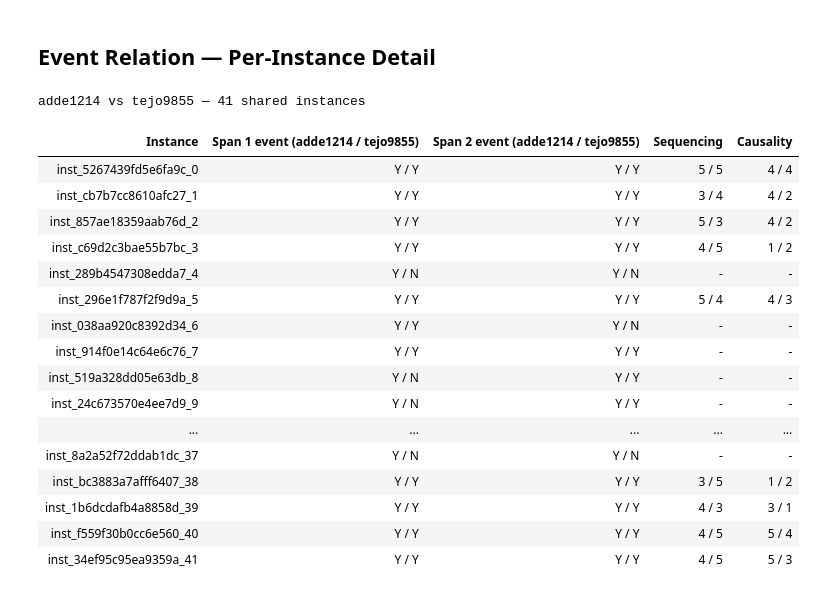
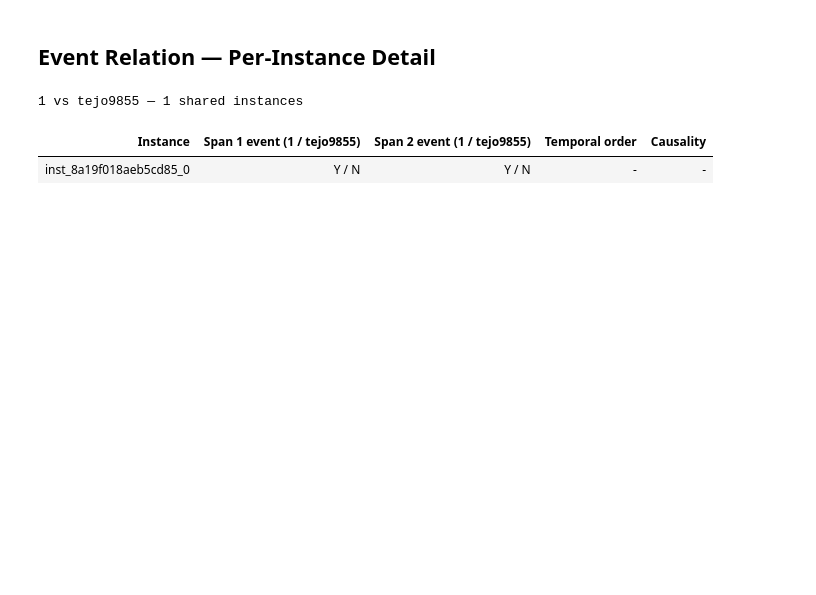
Before and after one commit to advaitdeshmukh/potato, a Jupyter notebook: teagan_tasks/annotation_analysis/global_annotation_comparison.ipynb, the cells around one changed output. Cells and saved outputs as stored; diff of their text form; code cells hidden in the pictures; blank space fills up the shorter version.

```diff
--- a/teagan_tasks/annotation_analysis/global_annotation_comparison.ipynb
+++ b/teagan_tasks/annotation_analysis/global_annotation_comparison.ipynb
@@ -23,13 +23,13 @@ TASKS = {
     'event_relation': {
         'label': 'Event Relation',
         'results_dir': f'{BASE}/event_relation_annotation_task/annotation_output/results',
-        'annotators': ['adde1214', 'tejo9855'],
+        'annotators': ['tejo9855', 'adde1214', 'maria'],   # add second annotator username here when ready
         'format': 'event_relation',
     },
     'agency': {
         'label': 'Agency',
         'results_dir': f'{BASE}/agency_annotation_task/agency_annotations/annotation_output/results',
-        'annotators': ['tejo9855'],   # add second annotator username here when ready
+        'annotators': ['tejo9855', 'maria'],   # add second annotator username here when ready
         'format': 'likert',
         'dimensions': [
             'agency_focalization', 'agency_emotion', 'agency_cognition',
@@ -38,8 +38,8 @@ TASKS = {
     },
     'setting': {
         'label': 'Setting',
-        'results_dir': f'{BASE}/old_annotations/annotation_output_setting_upd',
-        'annotators': ['mappauk', 'tejo9855'],
+        'results_dir': f'{BASE}/setting_annotation_task/annotation_output/results',
+        'annotators': ['mappauk', 'tejo9855', 'roda9210'],
         'format': 'likert',
         'dimensions': [
             'setting_concreteness', 'setting_temporal_grounding',
@@ -48,7 +48,7 @@ TASKS = {
     },
 }
 
-CSV_PATH = f'{BASE}/event_relation_annotation_task/data/dolma_final_sample_s55_n1000_t0.5_llm_summary_safeid_with_spans.csv'
+CSV_PATH = f'{BASE}/event_relation_annotation_task/data/dolma_final_sample_s42_n1250_t0.5_llm_summary_safeid_with_spans.csv'
 MIN_PAIRS = 3   # minimum shared instances required to report agreement metrics
 # %% [markdown]
 ## Load Data
@@ -114,10 +117,16 @@ def mae(pairs):
     return float(np.mean([abs(a - b) for a, b in pairs]))
 
 def alpha(pairs, binary=False):
-    """Krippendorff's alpha. Nominal metric for binary, interval for ordinal."""
+    """Krippendorff's alpha. Nominal metric for binary/categorical, interval for ordinal."""
     if len(pairs) < 2: return None
     y1, y2 = zip(*pairs)
-    if len(set(y1) | set(y2)) < 2: return None
+    all_vals = sorted(set(y1) | set(y2), key=str)
+    if len(all_vals) < 2: return None
+    # Encode categories as integers if values are not already numeric
+    if not all(isinstance(v, (int, float)) for v in all_vals):
+        enc = {v: i for i, v in enumerate(all_vals)}
+        y1 = [enc[v] for v in y1]
+        y2 = [enc[v] for v in y2]
     level = 'nominal' if binary else 'interval'
     data = np.array([list(y1), list(y2)], dtype=float)
     try:
@@ -649,7 +674,7 @@ for task_key, cfg in TASKS.items():
 # %% [markdown]
 ## Event Relation — Per-Instance Detail
 # %%
-ANN1, ANN2 = 'adde1214', 'tejo9855'
+ANN1, ANN2 = '1', 'tejo9855'
 er1 = all_data['event_relation'].get(ANN1, {})
 er2 = all_data['event_relation'].get(ANN2, {})
 shared_er = set(er1) & set(er2)
@@ -667,60 +692,46 @@ for inst_id in dataset_order:
     sp2_agree = bool(a1.get('span2_is_event')) == bool(a2.get('span2_is_event'))
 
     def ev(ann, key): return 'Y' if ann.get(key) else 'N'
-    def rat(ann, key): v = ann.get(key); return str(v) if v is not None else '-'
 
-    seq1, seq2 = a1.get('sequencing_rating'), a2.get('sequencing_rating')
-    cau1, cau2 = a1.get('causality_rating'),  a2.get('causality_rating')
-    seq_str  = f'{seq1} / {seq2}' if seq1 is not None and seq2 is not None else '-'
-    caus_str = f'{cau1} / {cau2}' if cau1 is not None and cau2 is not None else '-'
+    t1, t2 = a1.get('temporal_order'), a2.get('temporal_order')
+    c1, c2 = a1.get('causality_rating'), a2.get('causality_rating')
+    temp_str = f'{t1} / {t2}' if t1 is not None and t2 is not None else '-'
+    caus_str = f'{c1} / {c2}' if c1 is not None and c2 is not None else '-'
+    temp_agree = t1 == t2 if t1 is not None and t2 is not None else None
+    caus_agree = c1 == c2 if c1 is not None and c2 is not None else None
 
     green = 'background:#d4edda'
     detail_rows.append(
         f'<tr style="border-top:1px solid #eee">'
         f'<td style="padding:4px 10px;font-size:0.8em;color:#888">{inst_id}</td>'
         f'<td style="padding:4px 10px;text-align:center;{green if sp1_agree else ""}">'
             f'{ev(a1,"span1_is_event")} / {ev(a2,"span1_is_event")}</td>'
         f'<td style="padding:4px 10px;text-align:center;{green if sp2_agree else ""}">'
             f'{ev(a1,"span2_is_event")} / {ev(a2,"span2_is_event")}</td>'
-        f'<td style="padding:4px 10px;text-align:center">{seq_str}</td>'
-        f'<td style="padding:4px 10px;text-align:center">{caus_str}</td>'
+        f'<td style="padding:4px 10px;text-align:center;{green if temp_agree else ""}">{temp_str}</td>'
+        f'<td style="padding:4px 10px;text-align:center;{green if caus_agree else ""}">{caus_str}</td>'
         f'</tr>'
     )
 
 detail_header = (
     '<tr style="background:#f0f0f0">'
     '<th style="padding:4px 10px;text-align:left">Instance</th>'
     f'<th style="padding:4px 10px;color:{SPAN1_COLOR}">Span 1 event ({ANN1} / {ANN2})</th>'
     f'<th style="padding:4px 10px;color:{SPAN2_COLOR}">Span 2 event ({ANN1} / {ANN2})</th>'
-    '<th style="padding:4px 10px">Sequencing</th>'
+    '<th style="padding:4px 10px">Temporal order</th>'
     '<th style="padding:4px 10px">Causality</th>'
     '</tr>'
 )
 
 display(HTML(
     f'<div style="font-family:sans-serif">'
     f'<b>{ANN1}</b> vs <b>{ANN2}</b> — {len(detail_rows)} shared instances'
     f'<table style="border-collapse:collapse;font-size:0.9em;margin-top:8px">'
     f'<thead>{detail_header}</thead>'
     f'<tbody>{"".join(detail_rows)}</tbody>'
     '</table></div>'
 ))
 # %% [output]
-adde1214 vs tejo9855 — 41 shared instances
+1 vs tejo9855 — 1 shared instances
-| Instance | Span 1 event (adde1214 / tejo9855) | Span 2 event (adde1214 / tejo9855) | Sequencing | Causality |
-| inst_5267439fd5e6fa9c_0 | Y / Y | Y / Y | 5 / 5 | 4 / 4 |
-| inst_cb7b7cc8610afc27_1 | Y / Y | Y / Y | 3 / 4 | 4 / 2 |
-| inst_857ae18359aab76d_2 | Y / Y | Y / Y | 5 / 3 | 4 / 2 |
-| inst_c69d2c3bae55b7bc_3 | Y / Y | Y / Y | 4 / 5 | 1 / 2 |
-| inst_289b4547308edda7_4 | Y / N | Y / N | - | - |
-| inst_296e1f787f2f9d9a_5 | Y / Y | Y / Y | 5 / 4 | 4 / 3 |
-| inst_038aa920c8392d34_6 | Y / Y | Y / N | - | - |
-| inst_914f0e14c64e6c76_7 | Y / Y | Y / Y | - | - |
-| inst_519a328dd05e63db_8 | Y / N | Y / Y | - | - |
-| inst_24c673570e4ee7d9_9 | Y / N | Y / Y | - | - |
-| ... | ... | ... | ... | ... |
-| inst_8a2a52f72ddab1dc_37 | Y / N | Y / N | - | - |
-| inst_bc3883a7afff6407_38 | Y / Y | Y / Y | 3 / 5 | 1 / 2 |
-| inst_1b6dcdafb4a8858d_39 | Y / Y | Y / Y | 4 / 3 | 3 / 1 |
-| inst_f559f30b0cc6e560_40 | Y / Y | Y / Y | 4 / 5 | 5 / 4 |
-| inst_34ef95c95ea9359a_41 | Y / Y | Y / Y | 4 / 5 | 5 / 3 |
+| Instance | Span 1 event (1 / tejo9855) | Span 2 event (1 / tejo9855) | Temporal order | Causality |
+| inst_8a19f018aeb5cd85_0 | Y / N | Y / N | - | - |
```
Also changed, not shown: parts of 10 cells of this notebook, 5 other files.
